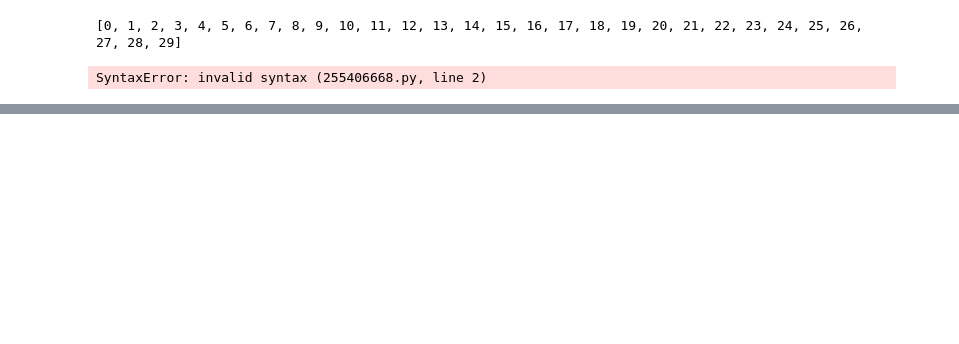
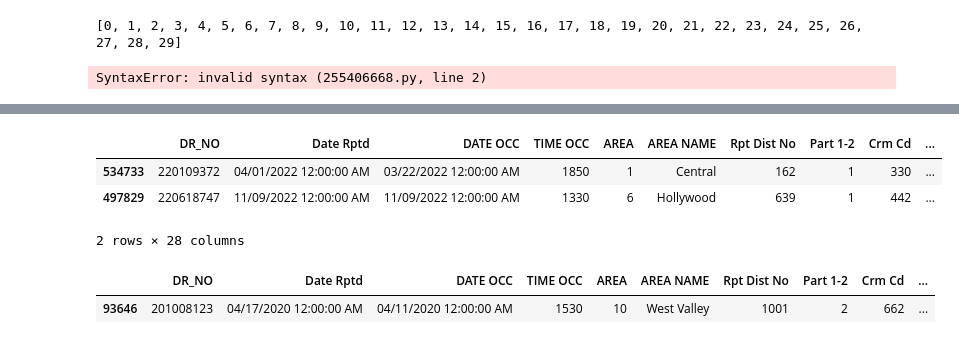
Before and after one commit to lucassilva-aiengineer/Analise-Crime-Reports-Austin, a Jupyter notebook: projeto-1/analise_dados_para_seguro_de_vida.ipynb, the cells around one changed output, grey strips where cells are left out. Cells and saved outputs as stored; diff of their text form; code cells hidden in the pictures; blank space fills up the shorter version.

```diff
--- a/projeto-1/analise_dados_para_seguro_de_vida.ipynb
+++ b/projeto-1/analise_dados_para_seguro_de_vida.ipynb
@@ -189,0 +240,7 @@ dicionario_crimes
+# %%
+df.sample(2)
+# %% [output]
+|  | DR_NO | Date Rptd | DATE OCC | TIME OCC | AREA | AREA NAME | Rpt Dist No | Part 1-2 | Crm Cd | ... |
+| 534733 | 220109372 | 04/01/2022 12:00:00 AM | 03/22/2022 12:00:00 AM | 1850 | 1 | Central | 162 | 1 | 330 | ... |
+| 497829 | 220618747 | 11/09/2022 12:00:00 AM | 11/09/2022 12:00:00 AM | 1330 | 6 | Hollywood | 639 | 1 | 442 | ... |
+2 rows × 28 columns
@@ -189,0 +249,5 @@ dicionario_crimes
+# %%
+df.sample()
+# %% [output]
+|  | DR_NO | Date Rptd | DATE OCC | TIME OCC | AREA | AREA NAME | Rpt Dist No | Part 1-2 | Crm Cd | ... |
+| 93646 | 201008123 | 04/17/2020 12:00:00 AM | 04/11/2020 12:00:00 AM | 1530 | 10 | West Valley | 1001 | 2 | 662 | ... |
```
Also changed, not shown: parts of 20 cells of this notebook.
